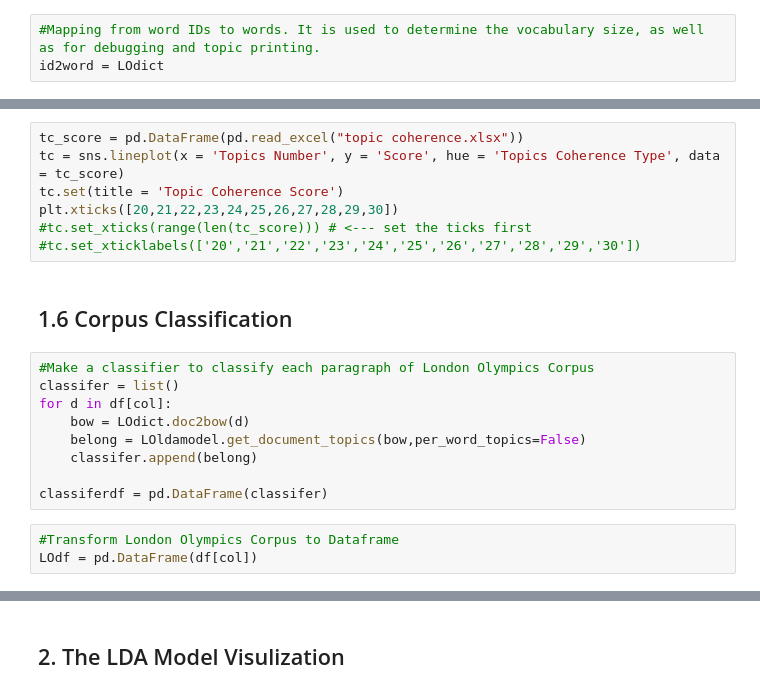
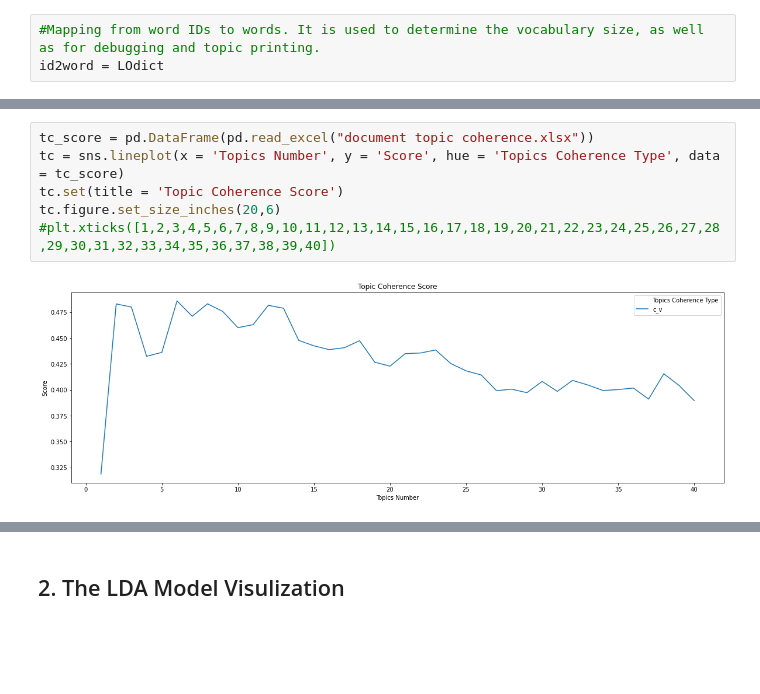
Before and after one commit to ZouZijie/Topic-Modelling-Project, a Jupyter notebook: Topic modelling of London Olympics Corpus (training on DOCS, classify on PARAS).ipynb, the cells around one changed output, grey strips where cells are left out. Cells and saved outputs as stored; diff of their text form; blank space fills up the shorter version.

```diff
--- a/Topic modelling of London Olympics Corpus (training on DOCS, classify on PARAS).ipynb
+++ b/Topic modelling of London Olympics Corpus (training on DOCS, classify on PARAS).ipynb
@@ -200,21 +264,8 @@ print('Coherence Score ', coherence_type,'=', coherence_lda, ' with number of to
 # %%
-tc_score = pd.DataFrame(pd.read_excel("topic coherence.xlsx"))
+tc_score = pd.DataFrame(pd.read_excel("document topic coherence.xlsx"))
 tc = sns.lineplot(x = 'Topics Number', y = 'Score', hue = 'Topics Coherence Type', data = tc_score)
 tc.set(title = 'Topic Coherence Score')
-plt.xticks([20,21,22,23,24,25,26,27,28,29,30])
-#tc.set_xticks(range(len(tc_score))) # <--- set the ticks first
-#tc.set_xticklabels(['20','21','22','23','24','25','26','27','28','29','30'])
+tc.figure.set_size_inches(20,6)
+#plt.xticks([1,2,3,4,5,6,7,8,9,10,11,12,13,14,15,16,17,18,19,20,21,22,23,24,25,26,27,28,29,30,31,32,33,34,35,36,37,38,39,40])
+# %% [output]
+[figure, added]
-# %% [markdown]
-## 1.6 Corpus Classification
-# %%
-#Make a classifier to classify each paragraph of London Olympics Corpus
-classifer = list()
-for d in df[col]:
-    bow = LOdict.doc2bow(d)
-    belong = LOldamodel.get_document_topics(bow,per_word_topics=False)
-    classifer.append(belong)
-
-classiferdf = pd.DataFrame(classifer)
-# %%
-#Transform London Olympics Corpus to Dataframe
-LOdf = pd.DataFrame(df[col])
```
Also changed, not shown: parts of 41 cells of this notebook.
